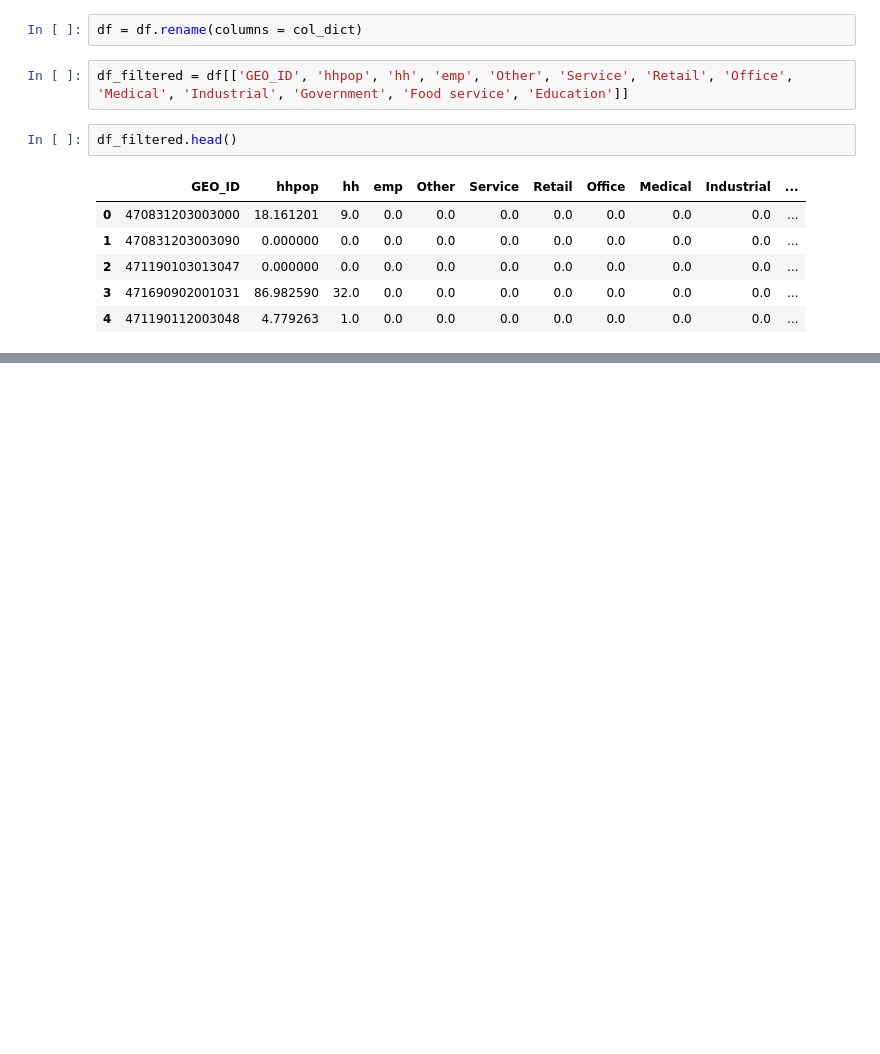
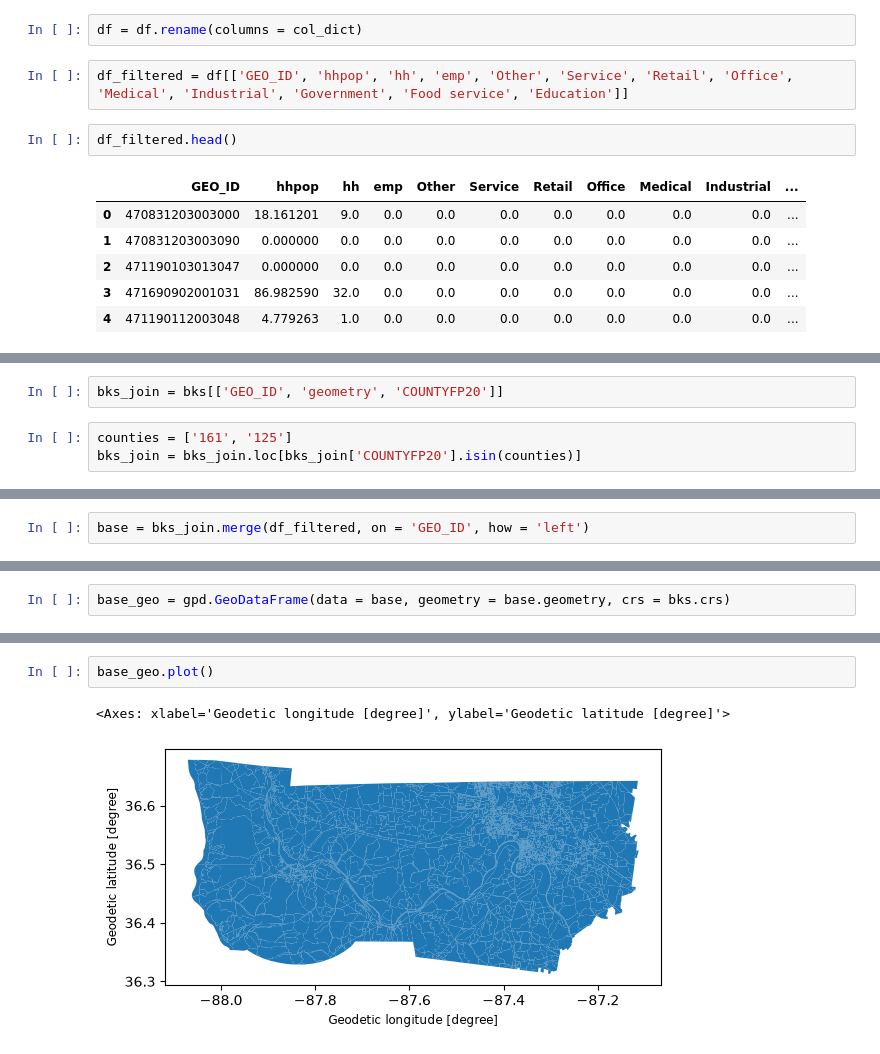
Before and after one commit to Greater-Nashville-Regional-Council/FCLUCS_Scenario_Planning, a Jupyter notebook: notebooks/TN_Base Year.ipynb, the cells around one changed output, grey strips where cells are left out. Drawn from its saved outputs; the diff is of its cells as text; blank space fills up the shorter version.

Commit message:
ky emp base year

```diff
--- a/notebooks/TN_Base Year.ipynb
+++ b/notebooks/TN_Base Year.ipynb
@@ -43,0 +57,5 @@ df_filtered.head()
+# %%
+bks_join = bks[['GEO_ID', 'geometry', 'COUNTYFP20']]
+# %%
+counties = ['161', '125']
+bks_join = bks_join.loc[bks_join['COUNTYFP20'].isin(counties)]
@@ -43,0 +71,2 @@ df_filtered.head()
+# %%
+base = bks_join.merge(df_filtered, on = 'GEO_ID', how = 'left')
@@ -43,0 +105,2 @@ df_filtered.head()
+# %%
+base_geo = gpd.GeoDataFrame(data = base, geometry = base.geometry, crs = bks.crs)
@@ -43,0 +127,5 @@ df_filtered.head()
+# %%
+base_geo.plot()
+# %% [output]
+<Axes: xlabel='Geodetic longitude [degree]', ylabel='Geodetic latitude [degree]'>
+[figure, added]
```
Also changed, not shown: parts of 8 cells of this notebook, 2 other files.
